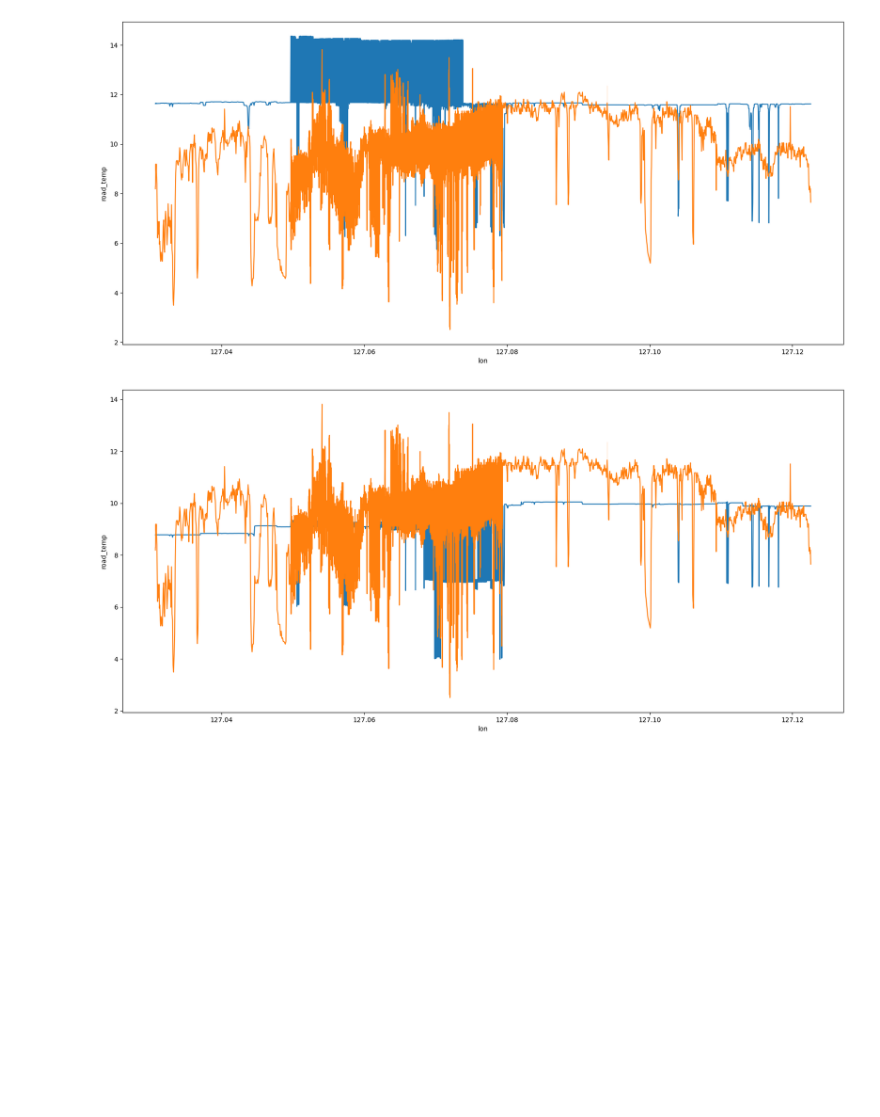
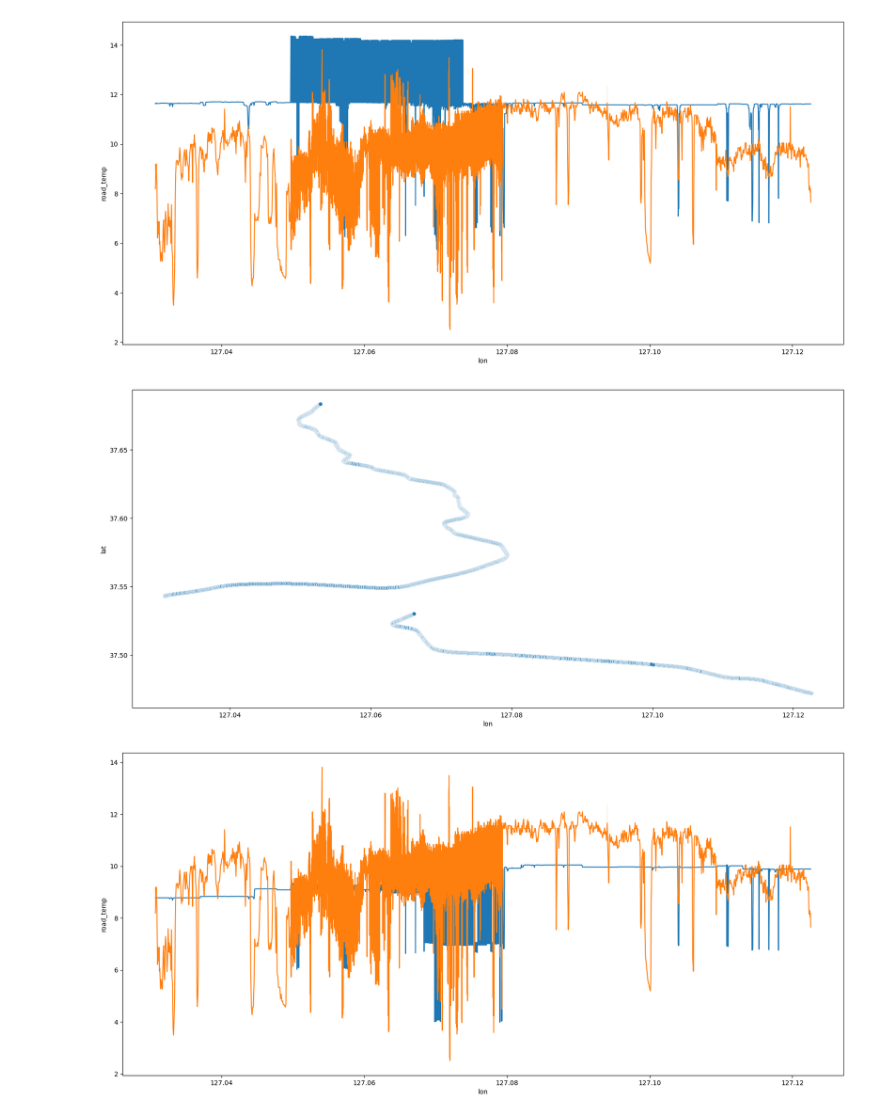
Before and after one commit to righttrue/model_verify, a Jupyter notebook: 0816_지형구조파악.ipynb, the cells around one changed output. Drawn from its saved outputs; the diff is of its cells as text; code cells hidden in the pictures; blank space fills up the shorter version.

```diff
--- a/0816_지형구조파악.ipynb
+++ b/0816_지형구조파악.ipynb
@@ -76,6 +76,15 @@ sns.lineplot(data = df , x = 'lon',y= 'surface_temperature')
 plt.show()
 # %% [output]
 [figure]
+# %%
+file_dir = r'C:\Users\user\Desktop\모델검증\DATA\veri\dongbu\19'
+file_name =  "dongbu20230119U_mg.csv"
+df = pd.read_csv(os.path.join(file_dir,file_name))
+plt.figure(figsize=(20,9))
+sns.scatterplot(data = df , x = 'lon',y= 'lat')
+plt.show()
+# %% [output]
+[figure, added]
 # %%
 file_dir = r'C:\Users\user\Desktop\모델검증\DATA\veri\dongbu\19'
 file_name =  "dongbu20230119U_org.csv"
```
Also changed, not shown: parts of 3 cells of this notebook, 1 other file.
